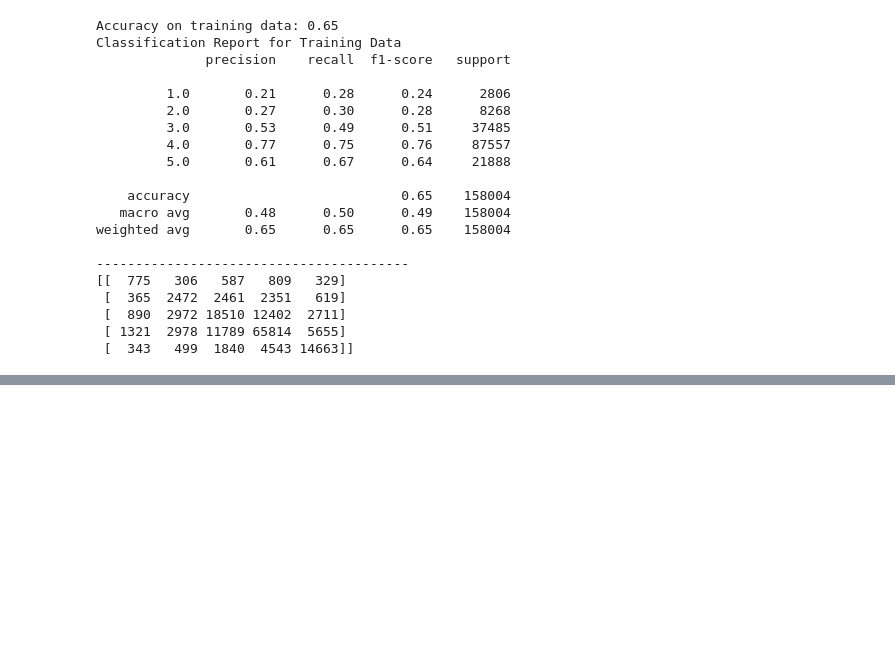
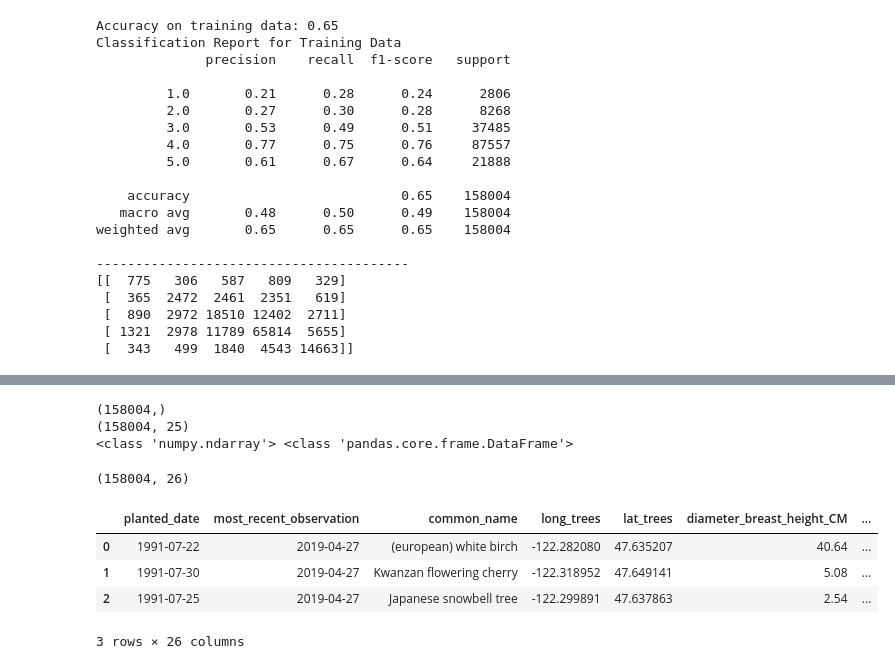
Before and after one commit to BrettlyCD/seattle-trees-project, a Jupyter notebook: notebooks/04_modeling.ipynb, the cells around one changed output, grey strips where cells are left out. Saved outputs shown, nothing was run; the diff lists cells and outputs as text; code cells hidden in the pictures; blank space fills up the shorter version.

```diff
--- a/notebooks/04_modeling.ipynb
+++ b/notebooks/04_modeling.ipynb
@@ -227,3 +233,8 @@ seattle_trees_all.head(3)
+# %%
+#Drop fields down to match training data
+#drop our columns that are reference from climate dataset and the original condition column (which we used to create our target index feature)
+seattle_trees_all = seattle_trees_explored.drop(columns=['nearest_station', 'station_id',
+       'station_name', 'lat_prcp', 'long_prcp', 'condition', 'planted_date','most_recent_observation','tree_id','long_trees','lat_trees','temp_min_normal','temp_max_normal','temp_range_normal']) #also drop some of the climate normals fields since they don't add anything
 # %%
 seattle_trees_all.shape
 # %% [output]
@@ -322,0 +354,11 @@ weighted avg       0.65      0.65      0.65    158004
+# %%
+#compare shape of y_pred and initial dataframe
+print(y_pred.shape)
+
+print(seattle_trees_explored.shape)
+
+print(type(y_pred), type(seattle_trees_explored))
+# %% [output]
+(158004,)
+(158004, 25)
+<class 'numpy.ndarray'> <class 'pandas.core.frame.DataFrame'>
@@ -322,0 +371,12 @@ weighted avg       0.65      0.65      0.65    158004
+# %%
+seattle_modeled.shape
+# %% [output]
+(158004, 26)
+# %%
+seattle_modeled.head(3)
+# %% [output]
+|  | planted_date | most_recent_observation | common_name | long_trees | lat_trees | diameter_breast_height_CM | ... |
+| 0 | 1991-07-22 | 2019-04-27 | (european) white birch | -122.282080 | 47.635207 | 40.64 | ... |
+| 1 | 1991-07-30 | 2019-04-27 | Kwanzan flowering cherry | -122.318952 | 47.649141 | 5.08 | ... |
+| 2 | 1991-07-25 | 2019-04-27 | Japanese snowbell tree | -122.299891 | 47.637863 | 2.54 | ... |
+3 rows × 26 columns
```
Also changed, not shown: parts of 13 cells of this notebook.
